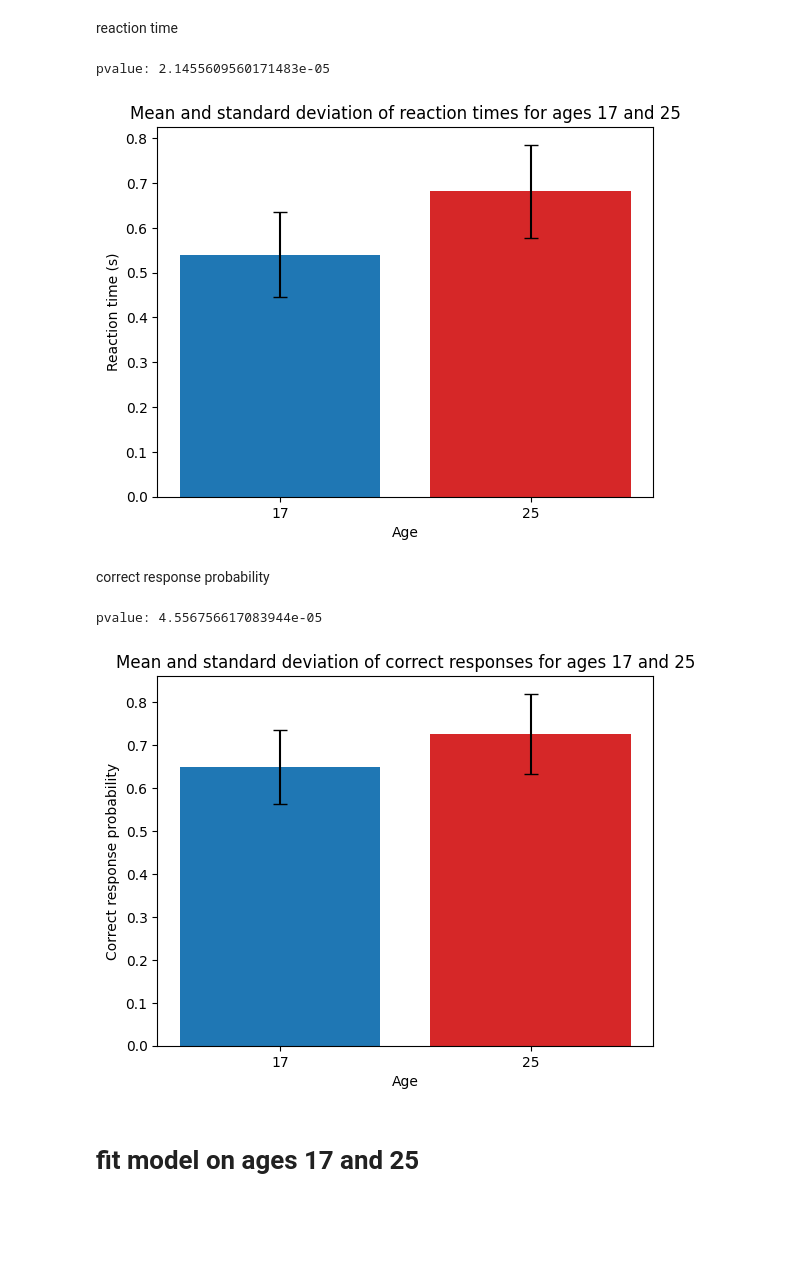
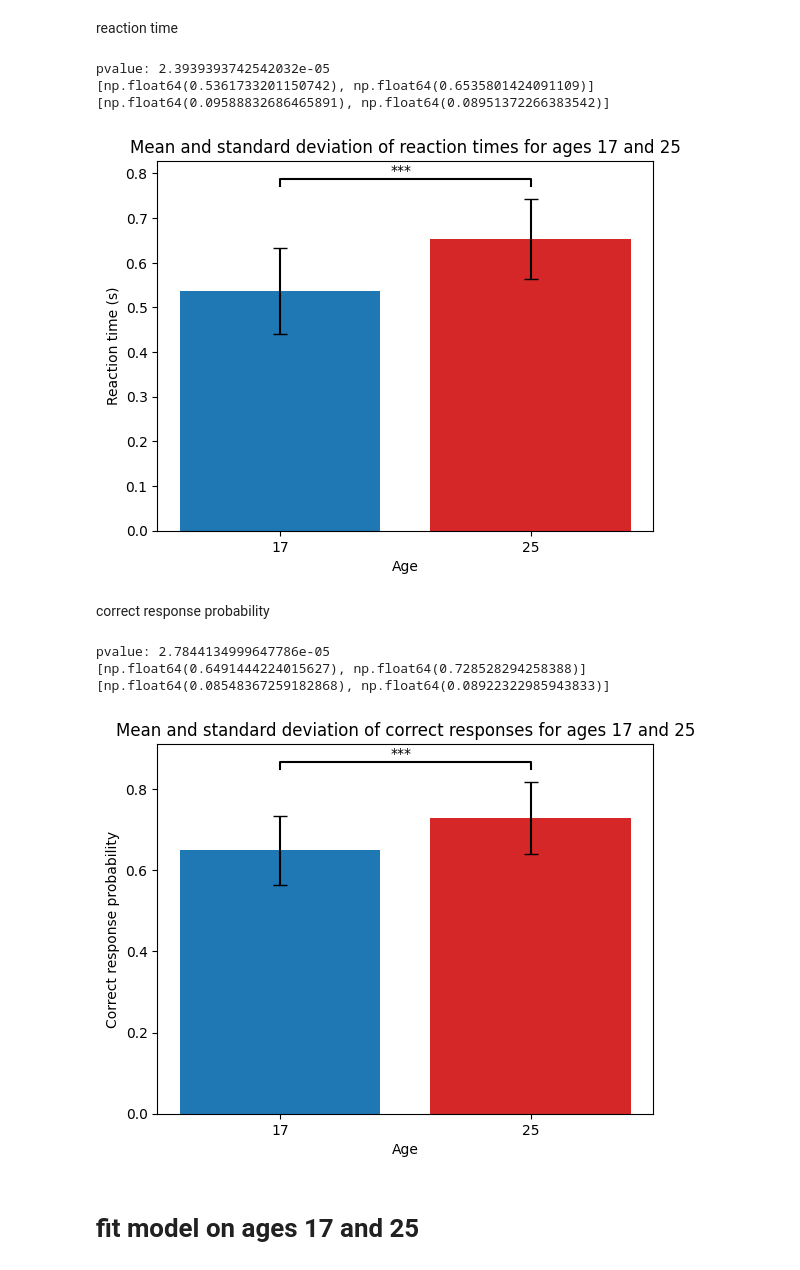
Before and after one commit to konjiii/cog_mod_final_assignment, a Jupyter notebook: ddm.ipynb, the cells around one changed output. Drawn from its saved outputs; the diff is of its cells as text; code cells hidden in the pictures; blank space fills up the shorter version.

```diff
--- a/ddm.ipynb
+++ b/ddm.ipynb
@@ -13,6 +16,7 @@ from tqdm import tqdm
 # %% [markdown]
 # load data
 # %%
-df_raw = pd.read_csv("dataset-9 - Copy.tsv", sep="\t")
+df_raw = pd.read_csv("dataset-9.tsv", sep="\t")
+print(len(df_raw))
 df_raw.head()
 # %% [output]
@@ -138,43 +147,93 @@ plt.show()
 # %% [markdown]
 # histogram plotting means of reaction times and correct responses
+# %%
+# function to plot the significance line where needed
+def plot_significance(p_value: np.float64, means: list[np.float64], stds: list[np.float64]) -> None:
+    if p_value <= 0.001:
+        significance = "***"
+    elif p_value <= 0.01:
+        significance = "**"
+    elif p_value <= 0.05:
+        significance = "*"
+    else:
+        significance = ""
+
+    if not significance:
+        return
+
+    tips = np.max(np.add(means, stds))
+    tips += tips/25
+    height = tips + tips/50
+
+    plt.plot(
+        [0, 0, 1, 1],
+        [tips, height, height, tips],
+        color="black",
+    )
+
+    plt.text(
+        0.5 - (0.02 * len(significance)),
+        height + tips/100, significance,
+        color="black",
+    )
 # %% [markdown]
 reaction time
 # %%
+# t-test on the reaction time
 cond1 = [df_17[df_17["subjects"] == subject]["rt"].mean() for subject in df_17["subjects"].unique()]
 cond2 = [df_25[df_25["subjects"] == subject]["rt"].mean() for subject in df_25["subjects"].unique()]
 
-print(f"pvalue: {ttest_rel(cond1, cond2).pvalue}")
+p_value = ttest_rel(cond1, cond2).pvalue
+print(f"pvalue: {p_value}")
 
 rt_means = [np.mean(cond1), np.mean(cond2)]
 rt_stds = [np.std(cond1), np.std(cond2)]
 
+print(rt_means)
+print(rt_stds)
+
 plt.bar(["17", "25"], rt_means, yerr=rt_stds, color=["tab:blue", "tab:red"], capsize=5)
+# plot the significance line if the p_value is low enough
+plot_significance(p_value, rt_means, rt_stds)
+
 plt.title("Mean and standard deviation of reaction times for ages 17 and 25")
 plt.xlabel("Age")
 plt.ylabel("Reaction time (s)")
 plt.show()
 # %% [output]
-pvalue: 2.1455609560171483e-05
+pvalue: 2.3939393742542032e-05
+[np.float64(0.5361733201150742), np.float64(0.6535801424091109)]
+[np.float64(0.09588832686465891), np.float64(0.08951372266383542)]
-[figure, old version]
+[figure, new version]
 # %% [markdown]
 correct response probability
 # %%
+# t-test on the accuracy
 cond1 = [df_17[df_17["subjects"] == subject]["correct"].mean() for subject in df_17["subjects"].unique()]
 cond2 = [df_25[df_25["subjects"] == subject]["correct"].mean() for subject in df_25["subjects"].unique()]
 
-print(f"pvalue: {ttest_rel(cond1, cond2).pvalue}")
+p_value = ttest_rel(cond1, cond2).pvalue
+print(f"pvalue: {p_value}")
 
 correct_means = [np.mean(cond1), np.mean(cond2)]
 correct_stds = [np.std(cond1), np.std(cond2)]
 
+print(correct_means)
+print(correct_stds)
+
 plt.bar(["17", "25"], correct_means, yerr=correct_stds, color=["tab:blue", "tab:red"], capsize=5)
+# plot the significance line if the p_value is low enough
+plot_significance(p_value, correct_means, correct_stds)
+
 plt.title("Mean and standard deviation of correct responses for ages 17 and 25")
 plt.xlabel("Age")
 plt.ylabel("Correct response probability")
 plt.show()
 # %% [output]
-pvalue: 4.556756617083944e-05
+pvalue: 2.7844134999647786e-05
+[np.float64(0.6491444224015627), np.float64(0.728528294258388)]
+[np.float64(0.08548367259182868), np.float64(0.08922322985943833)]
-[figure, old version]
+[figure, new version]
 # %% [markdown]
 # fit model on ages 17 and 25
 # %% [markdown]
```
Also changed, not shown: parts of 13 cells of this notebook, 1 other file.
